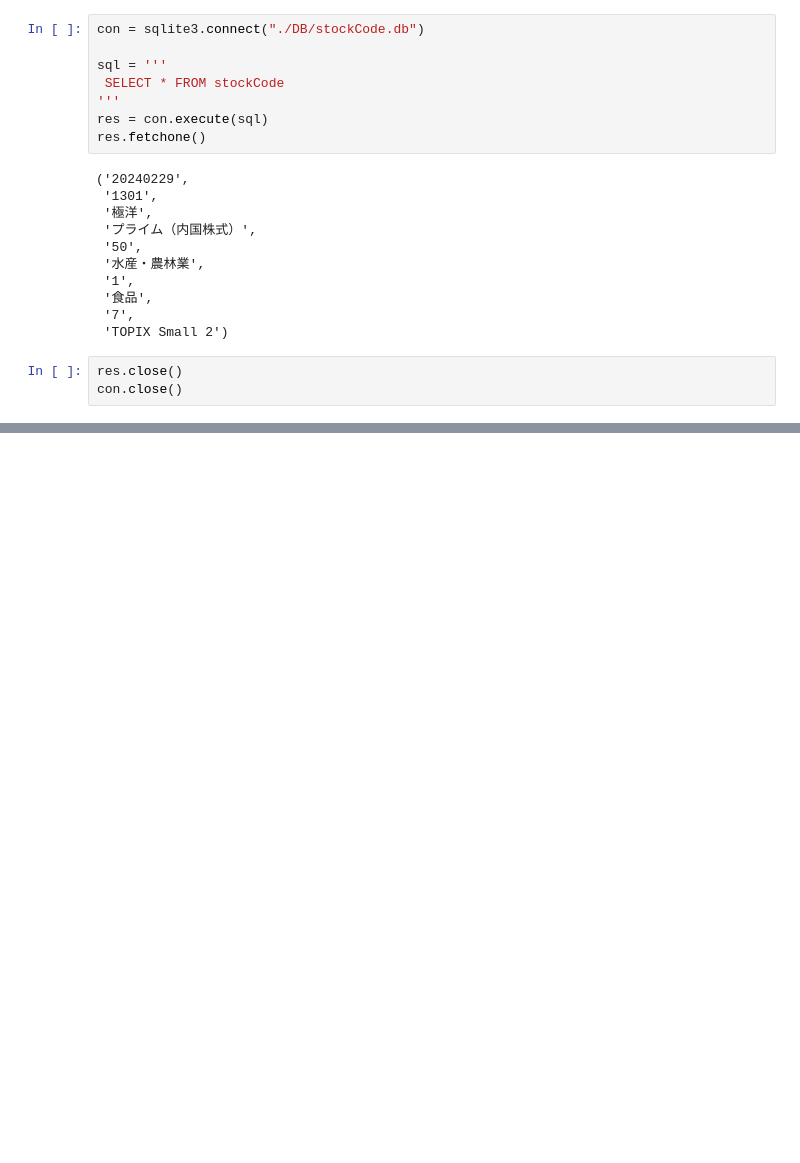
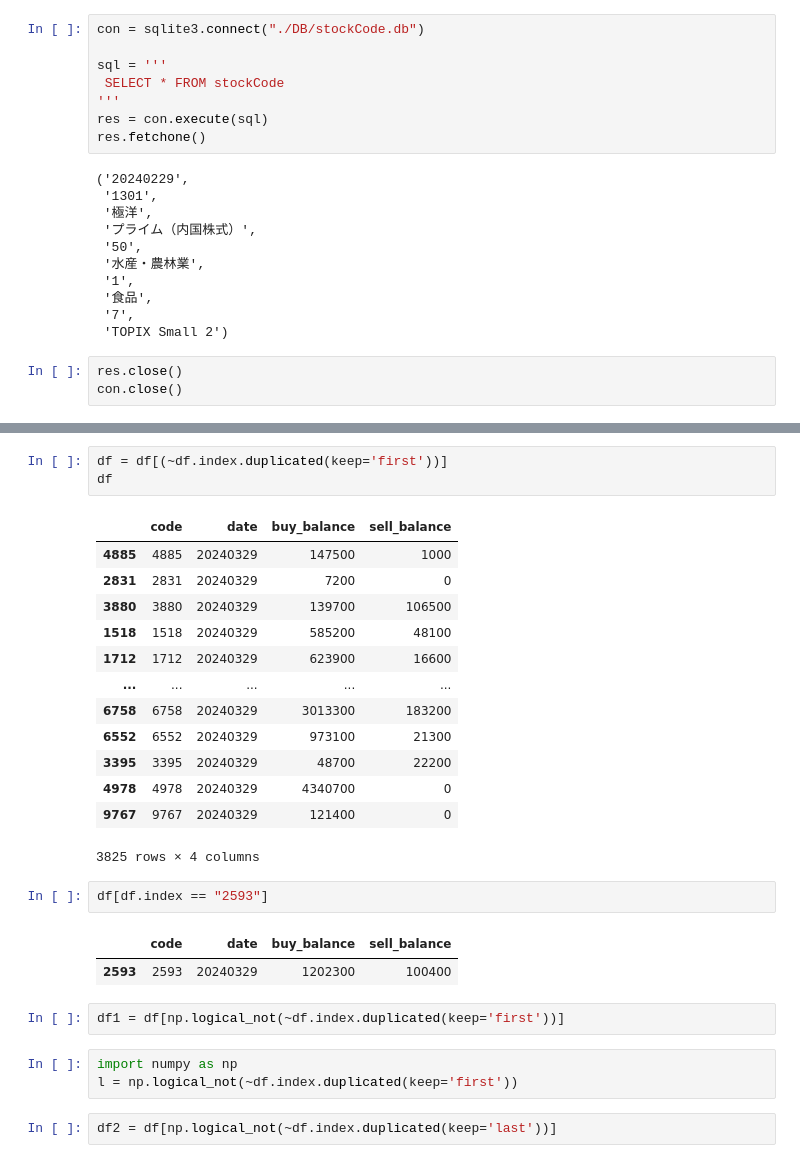
Before and after one commit to satoki252595/kabulabo_Info_RaspberryPi, a Jupyter notebook: work.ipynb, the cells around one changed output, grey strips where cells are left out. Saved outputs shown, nothing was run; the diff lists cells and outputs as text; blank space fills up the shorter version.

```diff
--- a/work.ipynb
+++ b/work.ipynb
@@ -214,0 +332,29 @@ con.close()
+# %%
+df = df[(~df.index.duplicated(keep='first'))]
+df
+# %% [output]
+|  | code | date | buy_balance | sell_balance |
+| 4885 | 4885 | 20240329 | 147500 | 1000 |
+| 2831 | 2831 | 20240329 | 7200 | 0 |
+| 3880 | 3880 | 20240329 | 139700 | 106500 |
+| 1518 | 1518 | 20240329 | 585200 | 48100 |
+| 1712 | 1712 | 20240329 | 623900 | 16600 |
+| ... | ... | ... | ... | ... |
+| 6758 | 6758 | 20240329 | 3013300 | 183200 |
+| 6552 | 6552 | 20240329 | 973100 | 21300 |
+| 3395 | 3395 | 20240329 | 48700 | 22200 |
+| 4978 | 4978 | 20240329 | 4340700 | 0 |
+| 9767 | 9767 | 20240329 | 121400 | 0 |
+3825 rows × 4 columns
+# %%
+df[df.index == "2593"]
+# %% [output]
+|  | code | date | buy_balance | sell_balance |
+| 2593 | 2593 | 20240329 | 1202300 | 100400 |
+# %%
+df1 = df[np.logical_not(~df.index.duplicated(keep='first'))]
+# %%
+import numpy as np
+l = np.logical_not(~df.index.duplicated(keep='first'))
+# %%
+df2 = df[np.logical_not(~df.index.duplicated(keep='last'))]
```
Also changed, not shown: parts of 10 cells of this notebook, 7 other files.
